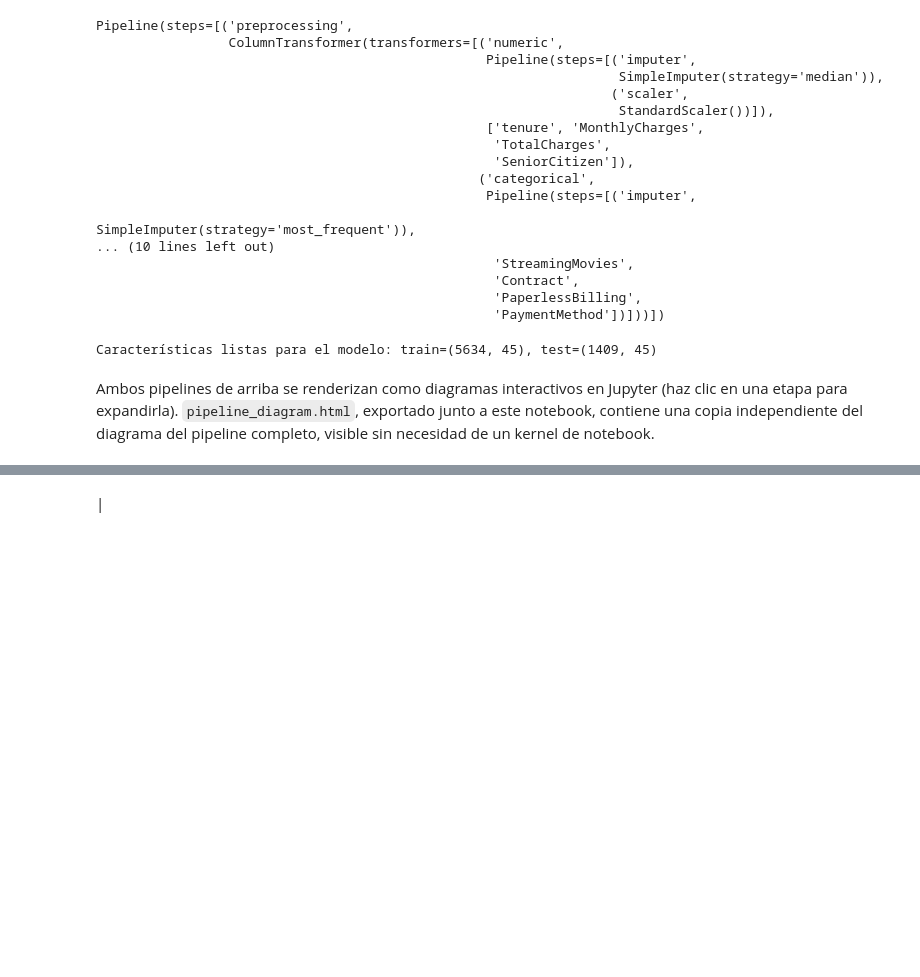
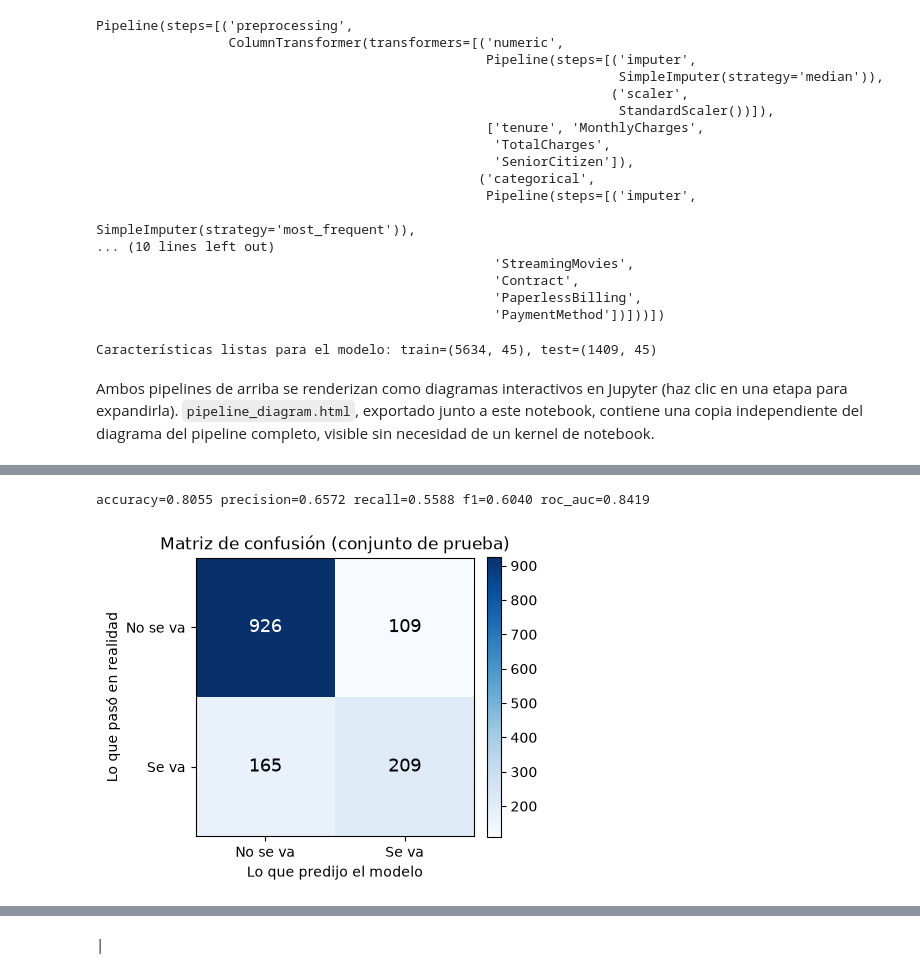
Before and after one commit to SergioAle210/ML-Engineering, a Jupyter notebook: Actividades/Actividad1/notebooks/pipeline_diagram.ipynb, the cells around one changed output, grey strips where cells are left out. Drawn from its saved outputs; the diff is of its cells as text; code cells hidden in the pictures; blank space fills up the shorter version.

Commit message:
[add] model inference

```diff
--- a/Actividades/Actividad1/notebooks/pipeline_diagram.ipynb
+++ b/Actividades/Actividad1/notebooks/pipeline_diagram.ipynb
@@ -148,0 +177,5 @@ Ambos pipelines de arriba se renderizan como diagramas interactivos en Jupyter (
+# %%
+from data_prep_pipeline import build_model_pipeline
+
+model_pipeline = build_model_pipeline()
+model_pipeline
@@ -148,0 +200,36 @@ Ambos pipelines de arriba se renderizan como diagramas interactivos en Jupyter (
+# %%
+from data_prep_pipeline import evaluate_model
+
+model_pipeline.fit(X_train, y_train)
+metrics = evaluate_model(model_pipeline, X_test, y_test)
+print(metrics)
+# %% [output]
+accuracy=0.8055 precision=0.6572 recall=0.5588 f1=0.6040 roc_auc=0.8419
+# %%
+import matplotlib.pyplot as plt
+from sklearn.metrics import confusion_matrix
+
+y_pred = model_pipeline.predict(X_test)
+cm = confusion_matrix(y_test, y_pred)
+
+etiquetas = ["No se va", "Se va"]
+fig, ax = plt.subplots(figsize=(4.5, 4))
+im = ax.imshow(cm, cmap="Blues")
+
+for i in range(cm.shape[0]):
+    for j in range(cm.shape[1]):
+        color = "white" if cm[i, j] > cm.max() / 2 else "black"
+        ax.text(j, i, f"{cm[i, j]}", ha="center", va="center", color=color, fontsize=13)
+
+ax.set_xticks([0, 1])
+ax.set_yticks([0, 1])
+ax.set_xticklabels(etiquetas)
+ax.set_yticklabels(etiquetas)
+ax.set_xlabel("Lo que predijo el modelo")
+ax.set_ylabel("Lo que pasó en realidad")
+ax.set_title("Matriz de confusión (conjunto de prueba)")
+fig.colorbar(im, ax=ax, fraction=0.046, pad=0.04)
+plt.tight_layout()
+plt.show()
+# %% [output]
+[figure, added]
```
Also changed, not shown: parts of 8 cells of this notebook, 9 other files.
